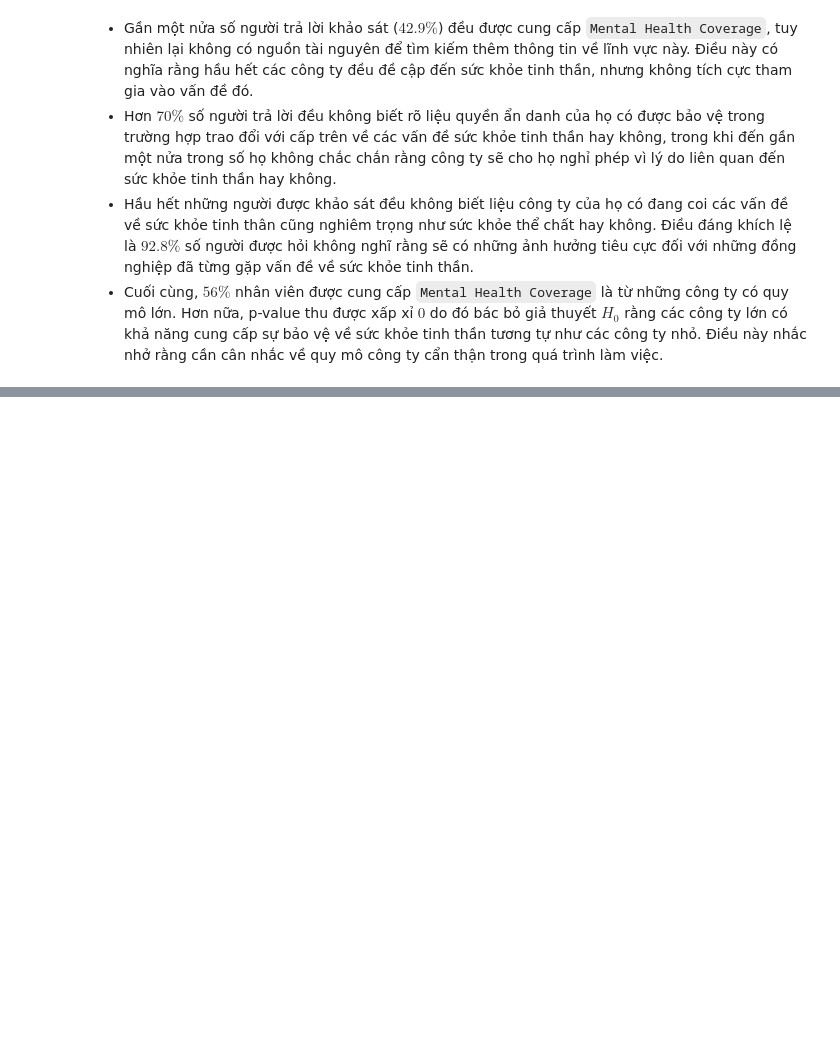
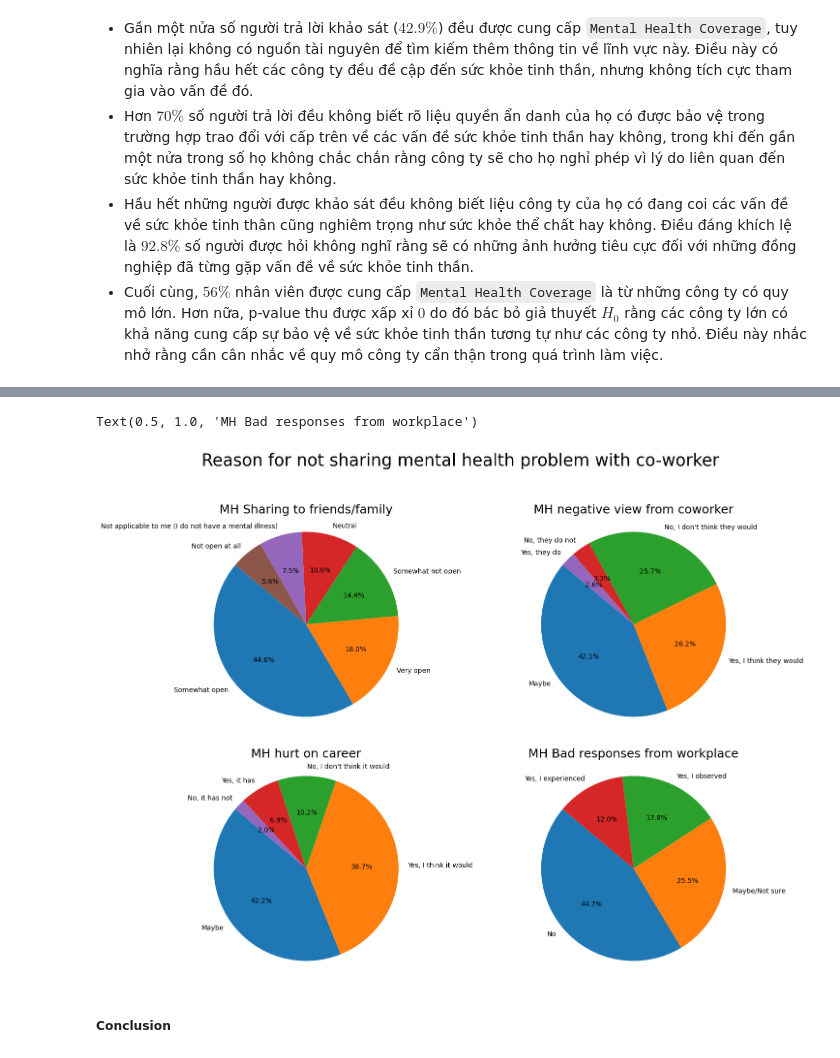
Before and after one commit to iam-Dylan/pfds-final-project, a Jupyter notebook: 4-analyzing.ipynb, the cells around one changed output, grey strips where cells are left out. Saved outputs shown, nothing was run; the diff lists cells and outputs as text; code cells hidden in the pictures; blank space fills up the shorter version.

```diff
--- a/4-analyzing.ipynb
+++ b/4-analyzing.ipynb
@@ -149,0 +247,7 @@ Mental health coverage with respect to Company's size:  2.0544336517732835e-08
+# %%
+reason_df = df[['mh_sharing_friends/fam_flag', 'mh_hurt_on_career', 'mh_neg_view_cowork', 'mh_bad_response_workplace']]
+friendfam_df = reason_df['mh_sharing_friends/fam_flag'].value_counts().reset_index()
+hurt_career_df = reason_df['mh_hurt_on_career'].value_counts().reset_index()
+neg_view_df = reason_df['mh_neg_view_cowork'].value_counts().reset_index()
+bad_responses_df = reason_df['mh_bad_response_workplace'].value_counts().reset_index()
+bad_responses_df
@@ -149,0 +278,24 @@ Mental health coverage with respect to Company's size:  2.0544336517732835e-08
+# %%
+fig, axe = plt.subplots(figsize = (16, 12), ncols=2, nrows=2)
+plt.suptitle('Reason for not sharing mental health problem with co-worker', fontsize = 25, y = 1)
+
+axe[0][0].pie(friendfam_df['mh_sharing_friends/fam_flag'], labels=friendfam_df['index'], autopct='%1.1f%%', shadow=False, startangle=140)
+axe[0][0].axis('equal')
+axe[0][0].set_title('MH Sharing to friends/family', pad = 14, fontsize = 18)
+
+axe[0][1].pie(neg_view_df['mh_neg_view_cowork'],labels = neg_view_df['index'], autopct='%1.1f%%', shadow=False, startangle=140)
+axe[0][1].axis('equal')
+axe[0][1].set_title('MH negative view from coworker', pad = 14, fontsize = 18)
+
+axe[1][0].pie(hurt_career_df['mh_hurt_on_career'],labels = hurt_career_df['index'], autopct='%1.1f%%', shadow=False, startangle=140)
+axe[1][0].axis('equal')
+axe[1][0].set_title('MH hurt on career', pad = 14, fontsize = 18)
+
+axe[1][1].pie(bad_responses_df['mh_bad_response_workplace'],labels = bad_responses_df['index'], autopct='%1.1f%%', shadow=False, startangle=140)
+axe[1][1].axis('equal')
+axe[1][1].set_title('MH Bad responses from workplace', pad = 14, fontsize = 18)
+# %% [output]
+Text(0.5, 1.0, 'MH Bad responses from workplace')
+[figure, added]
+# %% [markdown]
+##### **Conclusion**
```
Also changed, not shown: parts of 79 cells of this notebook, 6 other files.
